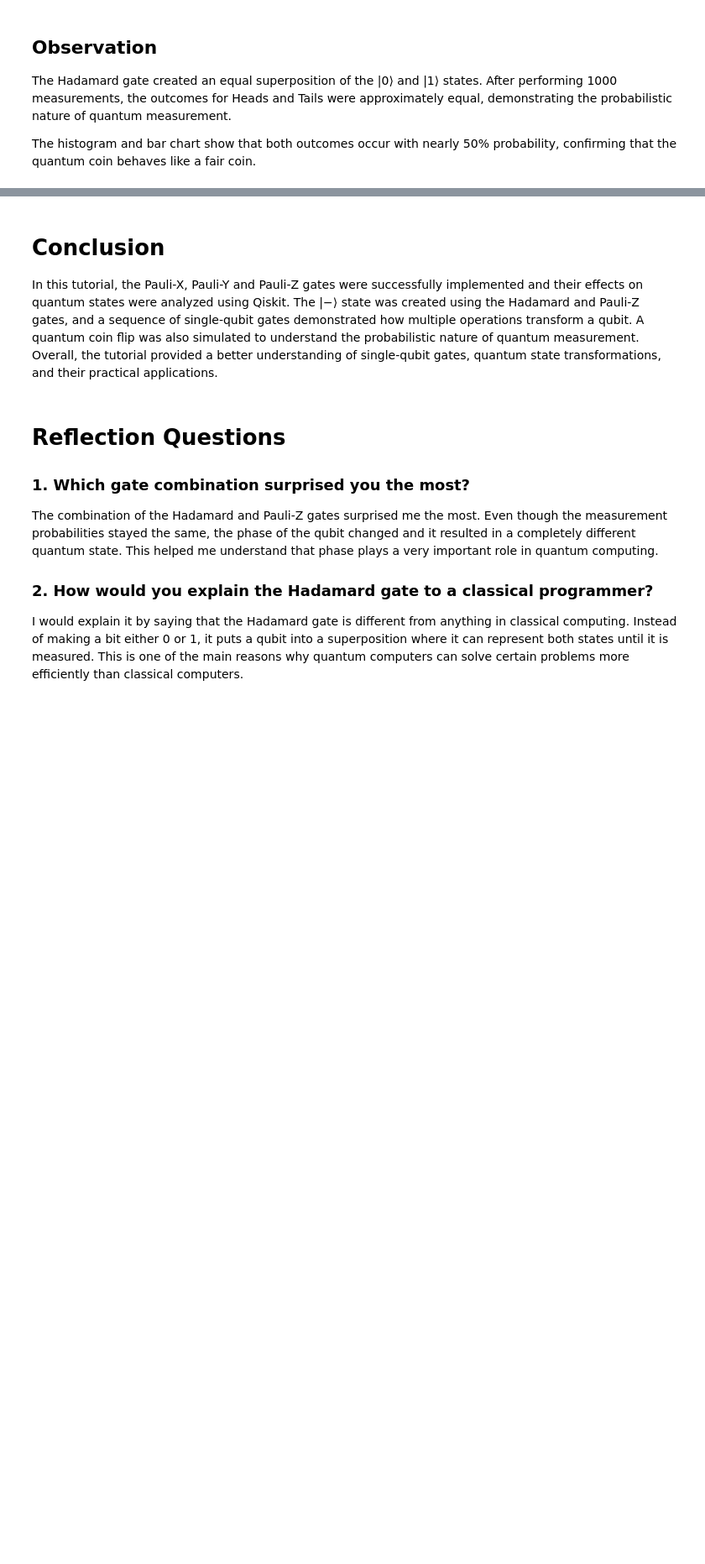
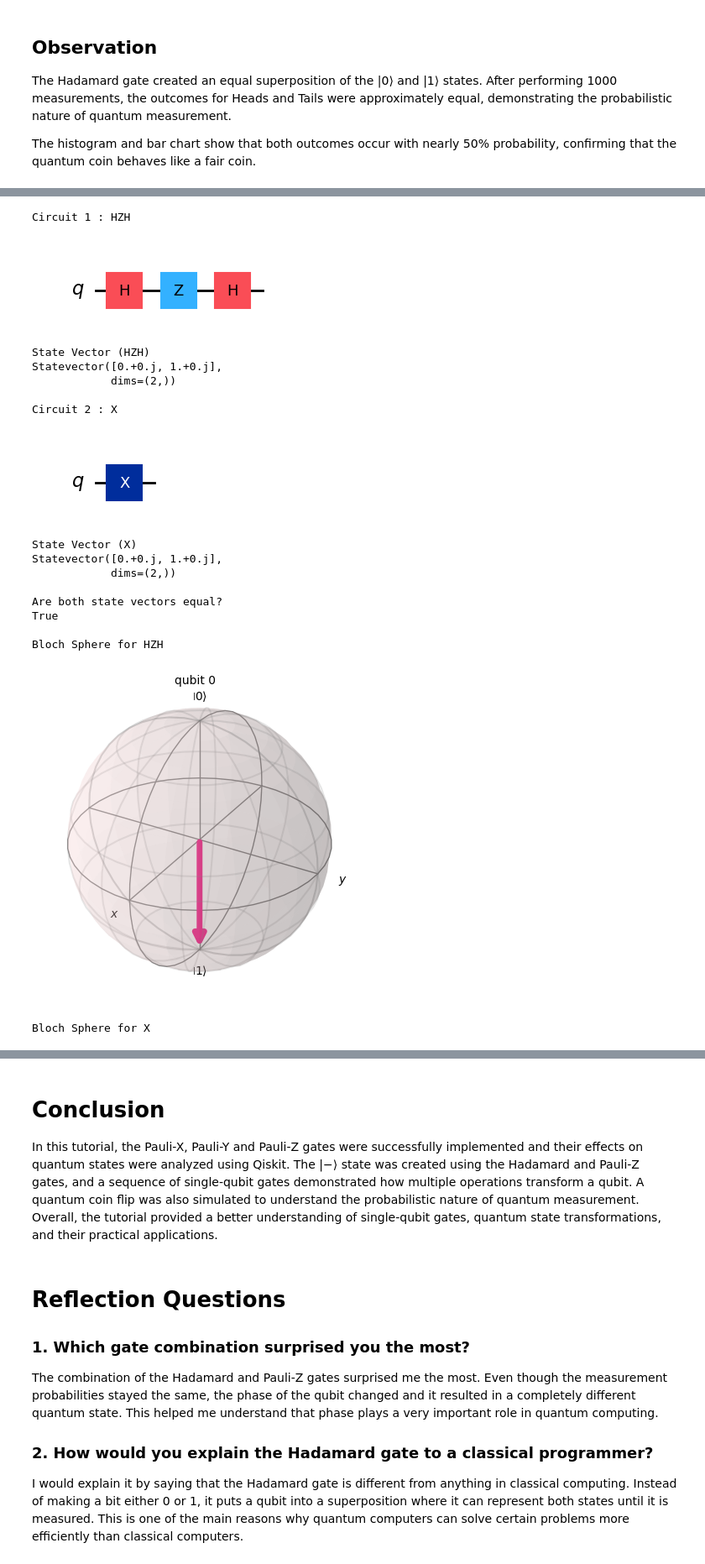
Before and after one commit to AIML-Dept/Mythri_1GA23AI027, a Jupyter notebook: Week_03/QC_AML23703_1GA23AI027_W3.ipynb, the cells around one changed output, grey strips where cells are left out. Shown at 84% size. Drawn from its saved outputs; the diff is of its cells as text; code cells hidden in the pictures; blank space fills up the shorter version.

```diff
--- a/Week_03/QC_AML23703_1GA23AI027_W3.ipynb
+++ b/Week_03/QC_AML23703_1GA23AI027_W3.ipynb
@@ -550,0 +573,65 @@ probability, confirming that the quantum coin behaves like a fair coin.
+# %%
+from qiskit import QuantumCircuit
+from qiskit.quantum_info import Statevector
+from qiskit.visualization import plot_bloch_multivector
+from IPython.display import display
+
+# ==========================================
+# Challenge Exercise : Verify HZH = X
+# ==========================================
+
+# Circuit 1 : HZH
+qc_hzh = QuantumCircuit(1)
+qc_hzh.h(0)
+qc_hzh.z(0)
+qc_hzh.h(0)
+
+print("Circuit 1 : HZH")
+display(qc_hzh.draw("mpl"))
+
+state_hzh = Statevector.from_instruction(qc_hzh)
+
+print("State Vector (HZH)")
+print(state_hzh)
+
+# Circuit 2 : X
+qc_x = QuantumCircuit(1)
+qc_x.x(0)
+
+print("\nCircuit 2 : X")
+display(qc_x.draw("mpl"))
+
+state_x = Statevector.from_instruction(qc_x)
+
+print("State Vector (X)")
+print(state_x)
+
+# Compare the two statevectors
+print("\nAre both state vectors equal?")
+print(state_hzh.equiv(state_x))
+
+# Bloch Sphere Comparison
+print("\nBloch Sphere for HZH")
+display(plot_bloch_multivector(state_hzh))
+
+print("Bloch Sphere for X")
+display(plot_bloch_multivector(state_x))
+# %% [output]
+Circuit 1 : HZH
+[figure, added]
+State Vector (HZH)
+Statevector([0.+0.j, 1.+0.j],
+            dims=(2,))
+
+Circuit 2 : X
+[figure, added]
+State Vector (X)
+Statevector([0.+0.j, 1.+0.j],
+            dims=(2,))
+
+Are both state vectors equal?
+True
+
+Bloch Sphere for HZH
+[figure, added]
+Bloch Sphere for X
```
Also changed, not shown: parts of 5 cells of this notebook.
